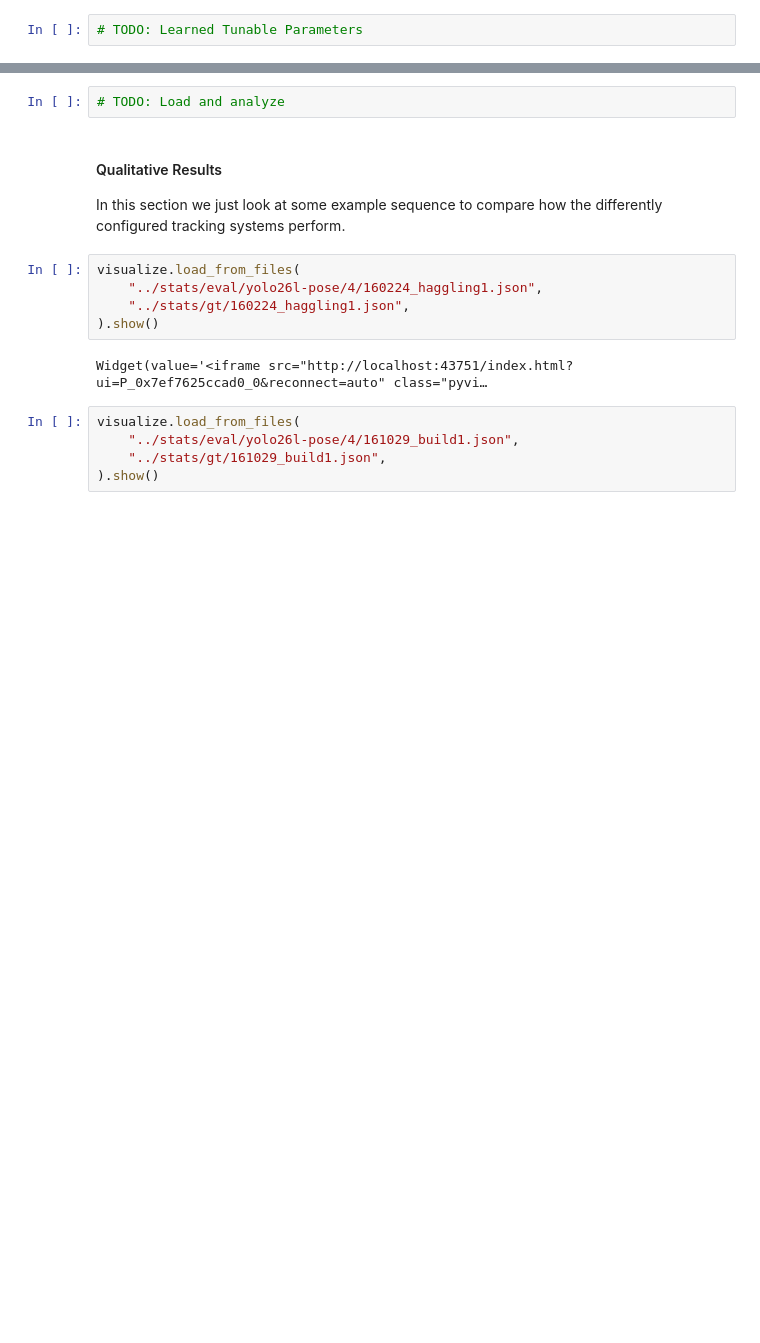
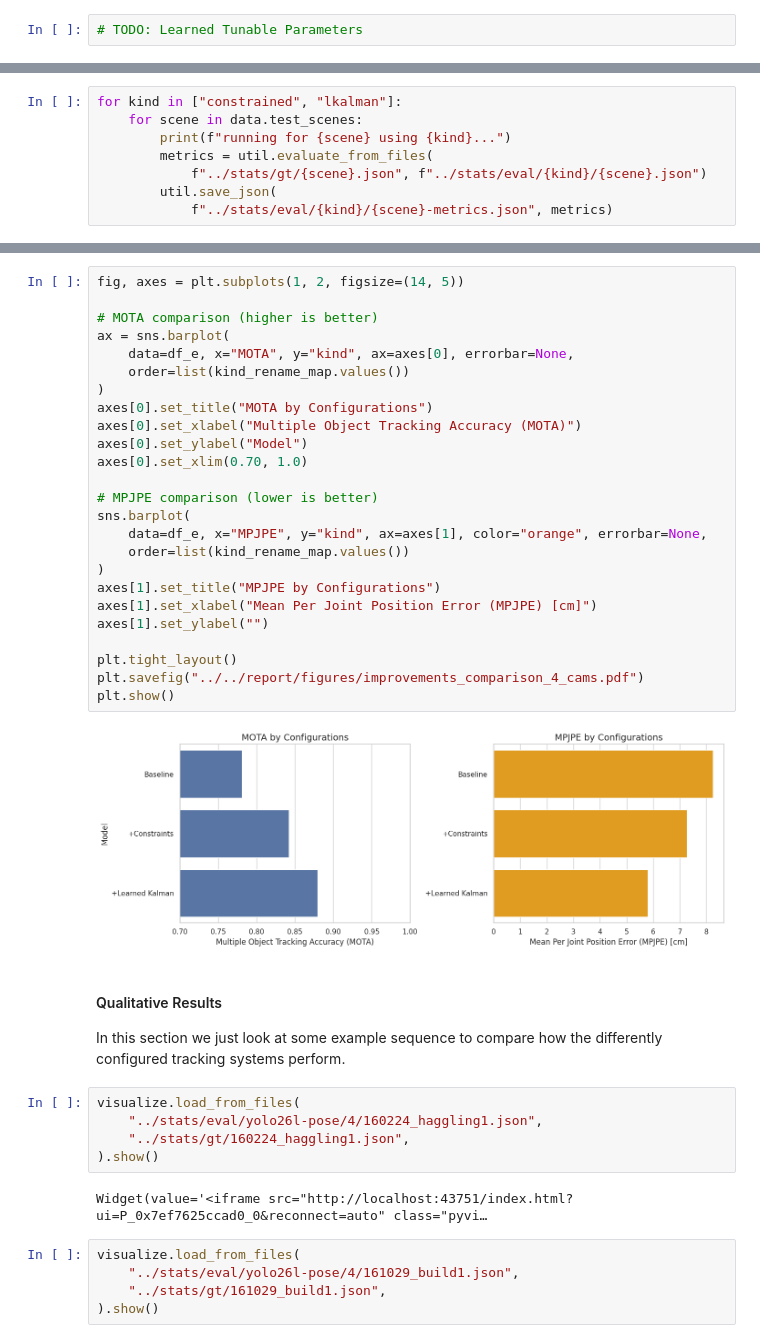
Before and after one commit to rolandbernard/capstone-project, a Jupyter notebook: code/notebooks/3.evaluation.ipynb, the cells around one changed output, grey strips where cells are left out. Drawn from its saved outputs; the diff is of its cells as text; blank space fills up the shorter version.

Commit message:
Initial results using learned components.

```diff
--- a/code/notebooks/3.evaluation.ipynb
+++ b/code/notebooks/3.evaluation.ipynb
@@ -416,0 +427,8 @@ running for 161029_sports1...
+# %%
+for kind in ["constrained", "lkalman"]:
+    for scene in data.test_scenes:
+        print(f"running for {scene} using {kind}...")
+        metrics = util.evaluate_from_files(
+            f"../stats/gt/{scene}.json", f"../stats/eval/{kind}/{scene}.json")
+        util.save_json(
+            f"../stats/eval/{kind}/{scene}-metrics.json", metrics)
@@ -417,5 +479,30 @@ running for 161029_sports1...
 # %%
-# TODO: Load and analyze
+fig, axes = plt.subplots(1, 2, figsize=(14, 5))
+
+# MOTA comparison (higher is better)
+ax = sns.barplot(
+    data=df_e, x="MOTA", y="kind", ax=axes[0], errorbar=None,
+    order=list(kind_rename_map.values())
+)
+axes[0].set_title("MOTA by Configurations")
+axes[0].set_xlabel("Multiple Object Tracking Accuracy (MOTA)")
+axes[0].set_ylabel("Model")
+axes[0].set_xlim(0.70, 1.0)
+
+# MPJPE comparison (lower is better)
+sns.barplot(
+    data=df_e, x="MPJPE", y="kind", ax=axes[1], color="orange", errorbar=None,
+    order=list(kind_rename_map.values())
+)
+axes[1].set_title("MPJPE by Configurations")
+axes[1].set_xlabel("Mean Per Joint Position Error (MPJPE) [cm]")
+axes[1].set_ylabel("")
+
+plt.tight_layout()
+plt.savefig("../../report/figures/improvements_comparison_4_cams.pdf")
+plt.show()
+# %% [output]
+[figure, added]
 # %% [markdown]
 #### Qualitative Results
 
```
Also changed, not shown: parts of 12 cells of this notebook, 5 other files.
